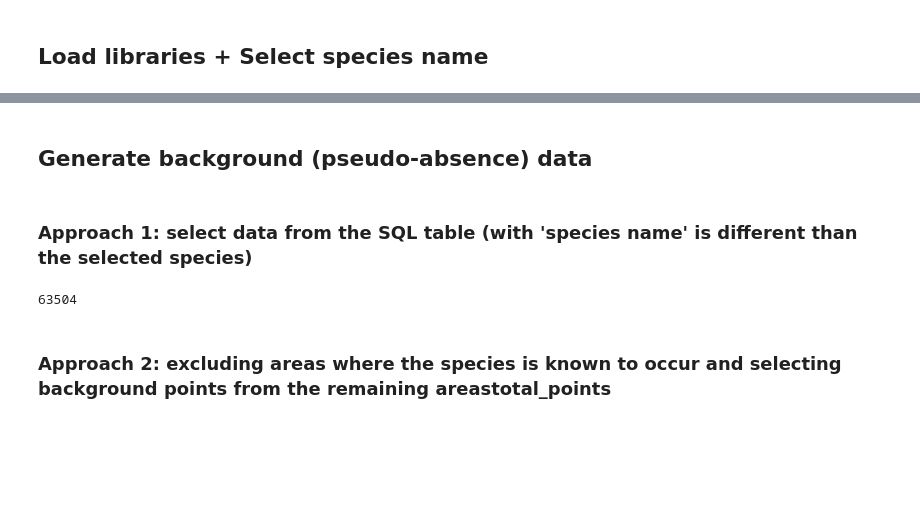
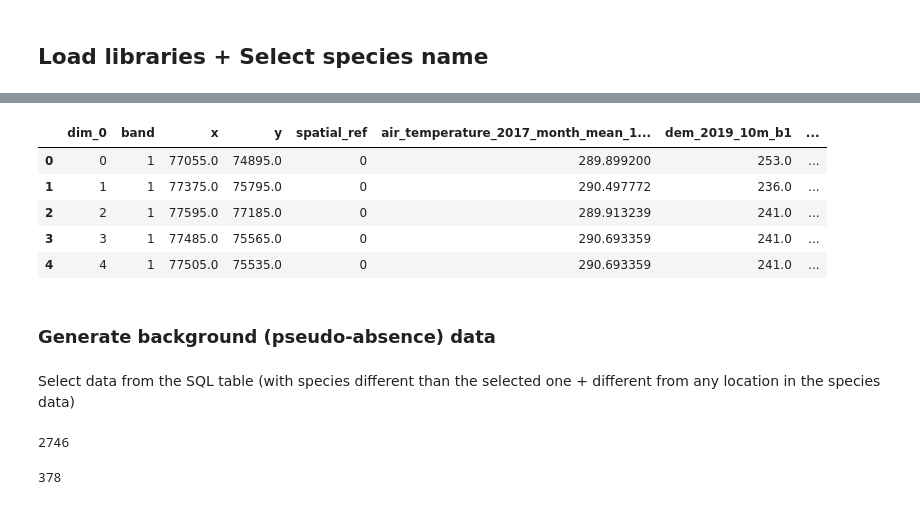
Before and after one commit to FAIRiCUBE/uc1-urban-climate, a Jupyter notebook: pre-processing/Data for Habitat Distribution.ipynb, the cells around one changed output, grey strips where cells are left out. Drawn from its saved outputs; the diff is of its cells as text; code cells hidden in the pictures; blank space fills up the shorter version.

```diff
--- a/pre-processing/Data for Habitat Distribution.ipynb
+++ b/pre-processing/Data for Habitat Distribution.ipynb
@@ -157,4 +150,13 @@ nearest_habitat_values.to_dataframe()
+# %%
+nearest_habitat_df.head()
+# %% [output]
+|  | dim_0 | band | x | y | spatial_ref | air_temperature_2017_month_mean_1... | dem_2019_10m_b1 | ... |
+| 0 | 0 | 1 | 77055.0 | 74895.0 | 0 | 289.899200 | 253.0 | ... |
+| 1 | 1 | 1 | 77375.0 | 75795.0 | 0 | 290.497772 | 236.0 | ... |
+| 2 | 2 | 1 | 77595.0 | 77185.0 | 0 | 289.913239 | 241.0 | ... |
+| 3 | 3 | 1 | 77485.0 | 75565.0 | 0 | 290.693359 | 241.0 | ... |
+| 4 | 4 | 1 | 77505.0 | 75535.0 | 0 | 290.693359 | 241.0 | ... |
 # %% [markdown]
-## Generate background (pseudo-absence) data
+### Generate background (pseudo-absence) data
 # %% [markdown]
-### Approach 1: select data from the SQL table (with 'species name' is different than the selected species)
+Select data from the SQL table (with species different than the selected one + different from any location in the species data)
@@ -171,28 +163,40 @@ non_occ_df = pd.read_sql(query_non_occ, engine_postgresql)
+# %%
+# SQL query to select points where species does NOT occur but share the same grid coordinates
+query_non_occ = f"""
+SELECT *
+FROM luxembourg_species.neophytes_geometry
+WHERE species_name != '{species}'
+  AND (gridnum2169_10m_x, gridnum2169_10m_y) NOT IN (
+    SELECT gridnum2169_10m_x, gridnum2169_10m_y
+    FROM luxembourg_species.neophytes_geometry
+    WHERE species_name = '{species}'
+  );
+"""
+
+# Fetch the non-occurrence data into a Pandas DataFrame
+non_occ_df_all = pd.read_sql(query_non_occ, engine_postgresql)
+len(non_occ_df_all)
+# %% [output]
+2746
 # %%
-# Extract x and y coordinates from non-occurrence DataFrame
-non_occ_df = non_occ_df.sample(n=100)
+#Specify number of background points
+nb_background = len(nearest_habitat_df)*3
+non_occ_df = non_occ_df_all.sample(n=nb_background)
 
 x_non_occ_coords = non_occ_df['gridnum2169_10m_x'].values
 y_non_occ_coords = non_occ_df['gridnum2169_10m_y'].values
 
-# Step 1: Randomly select 60,000 points
-num_points_to_select = len(nearest_habitat_df)
-total_points = len(x_non_occ_coords)
-print(num_points_to_select)
-# Ensure the number of points doesn't exceed available data
-if total_points > num_points_to_select:
-    selected_indices = np.random.choice(total_points, num_points_to_select, replace=False)
-else:
-    selected_indices = np.arange(total_points)  # Use all points if fewer than 60,000
 
-# Step 2: Apply the selection
-x_selected = x_non_occ_coords[selected_indices]
-y_selected = y_non_occ_coords[selected_indices]
+x_selected = x_non_occ_coords
+y_selected = y_non_occ_coords
+
+x_selected_da = xr.DataArray(x_selected)
+y_selected_da = xr.DataArray(y_selected)
 
 # Step 3: Extract habitat values for the selected non-occurrence coordinates
 non_occ_habitat_values = xds_merged.sel(
-    x=x_selected,
-    y=y_selected,
+    x=x_selected_da,
+    y=y_selected_da,
     method="nearest"
 )
 
@@ -202,9 +206,8 @@ non_occ_habitat_df = non_occ_habitat_values.to_dataframe().reset_index()
 # Step 5: Mark these samples as "False" for species presence
 non_occ_habitat_df[species] = False
 
-# Step 6: Save the DataFrame to CSV
-non_occ_habitat_df.to_csv('background_' + species + '.csv', index=False)
+
+print(len(non_occ_habitat_df))
+#non_occ_habitat_df.to_csv('background_' + species + '.csv', index=False)
 # %% [output]
-63504
+378
-# %% [markdown]
-### Approach 2: excluding areas where the species is known to occur and selecting background points from the remaining areastotal_points
```
Also changed, not shown: parts of 32 cells of this notebook.
